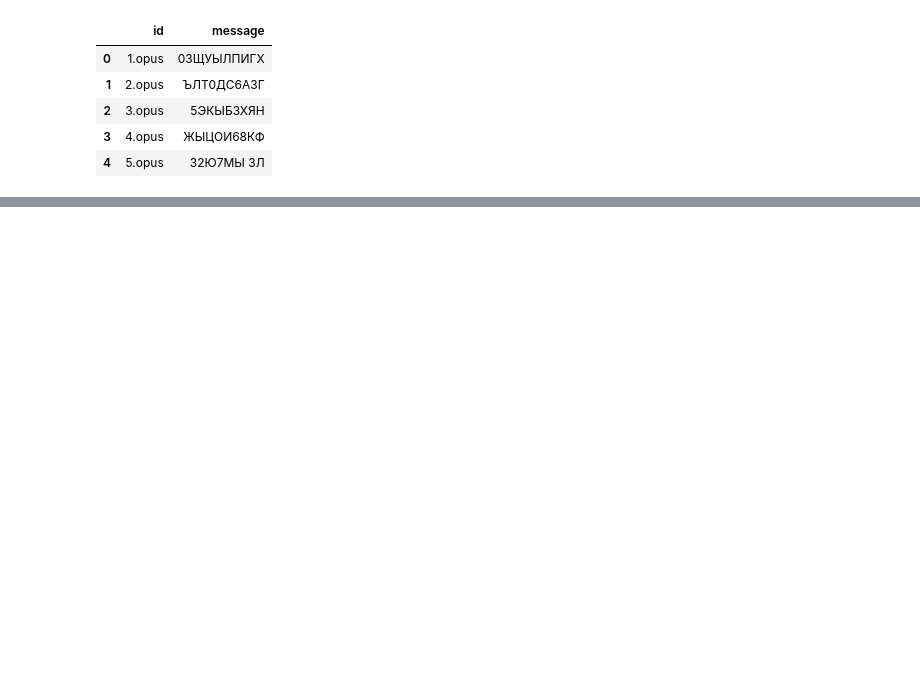
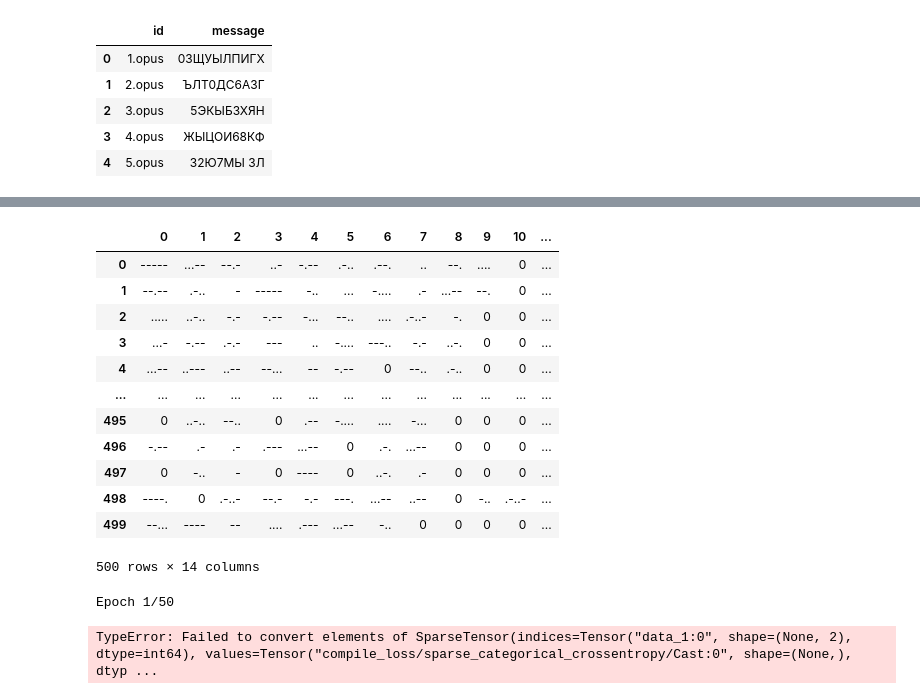
Before and after one commit to ViMasHub/Test_Kontur, a Jupyter notebook: Морзе.ipynb, the cells around one changed output, grey strips where cells are left out. Saved outputs shown, nothing was run; the diff lists cells and outputs as text; code cells hidden in the pictures; blank space fills up the shorter version.

```diff
--- a/Морзе.ipynb
+++ b/Морзе.ipynb
@@ -403,0 +397,40 @@ Accuracy: 0.00%
+# %%
+df_out.replace('', np.nan, inplace=True)
+df_out = df_out.fillna(0)
+df_out
+# %% [output]
+|  | 0 | 1 | 2 | 3 | 4 | 5 | 6 | 7 | 8 | 9 | 10 | ... |
+| 0 | ----- | ...-- | --.- | ..- | -.-- | .-.. | .--. | .. | --. | .... | 0 | ... |
+| 1 | --.-- | .-.. | - | ----- | -.. | ... | -.... | .- | ...-- | --. | 0 | ... |
+| 2 | ..... | ..-.. | -.- | -.-- | -... | --.. | .... | .-..- | -. | 0 | 0 | ... |
+| 3 | ...- | -.-- | .-.- | --- | .. | -.... | ---.. | -.- | ..-. | 0 | 0 | ... |
+| 4 | ...-- | ..--- | ..-- | --... | -- | -.-- | 0 | --.. | .-.. | 0 | 0 | ... |
+| ... | ... | ... | ... | ... | ... | ... | ... | ... | ... | ... | ... | ... |
+| 495 | 0 | ..-.. | --.. | 0 | .-- | -.... | .... | -... | 0 | 0 | 0 | ... |
+| 496 | -.-- | .- | .- | .--- | ...-- | 0 | .-. | ...-- | 0 | 0 | 0 | ... |
+| 497 | 0 | -.. | - | 0 | ---- | 0 | ..-. | .- | 0 | 0 | 0 | ... |
+| 498 | ----. | 0 | .-..- | --.- | -.- | ---. | ...-- | ..-- | 0 | -.. | .-..- | ... |
+| 499 | --... | ---- | -- | .... | .--- | ...-- | -.. | 0 | 0 | 0 | 0 | ... |
+500 rows × 14 columns
+# %%
+# Создание модели
+model = Sequential()
+model.add(Dense(128, activation='elu', input_shape=(X_train.shape[1],)))
+model.add(Dropout(0.5))
+model.add(Dense(5, activation='softmax'))
+
+# Компиляция модели
+model.compile(optimizer='adam', loss='sparse_categorical_crossentropy', metrics=['accuracy'])
+
+# Обучение модели
+history = model.fit(X_train, y_train,
+          epochs=50,
+          batch_size=32,
+          validation_data = (X_test, y_test))
+
+# Оценка модели на тестовых данных
+loss, accuracy = model.evaluate(X_test, y_test)
+print(f'Test Accuracy: {accuracy:.2f}')
+# %% [output]
+Epoch 1/50
+TypeError: Failed to convert elements of SparseTensor(indices=Tensor("data_1:0", shape=(None, 2), dtype=int64), values=Tensor("compile_loss/sparse_categorical_crossentropy/Cast:0", shape=(None,), dtyp ...
```
Also changed, not shown: parts of 9 cells of this notebook.
